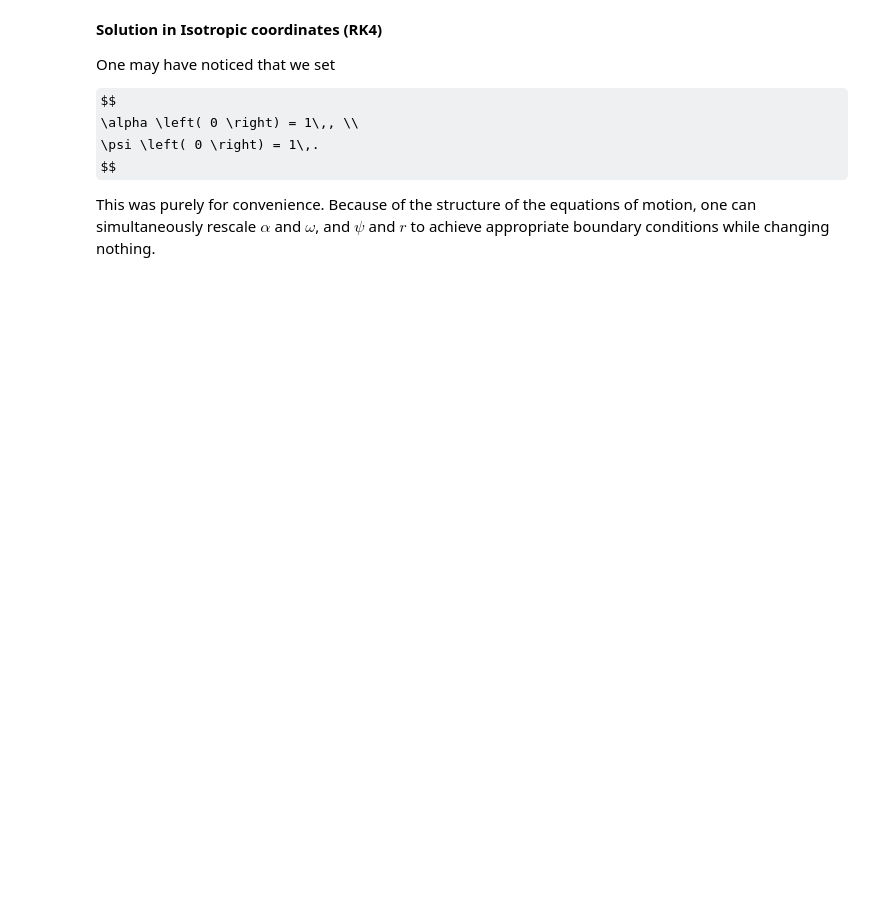
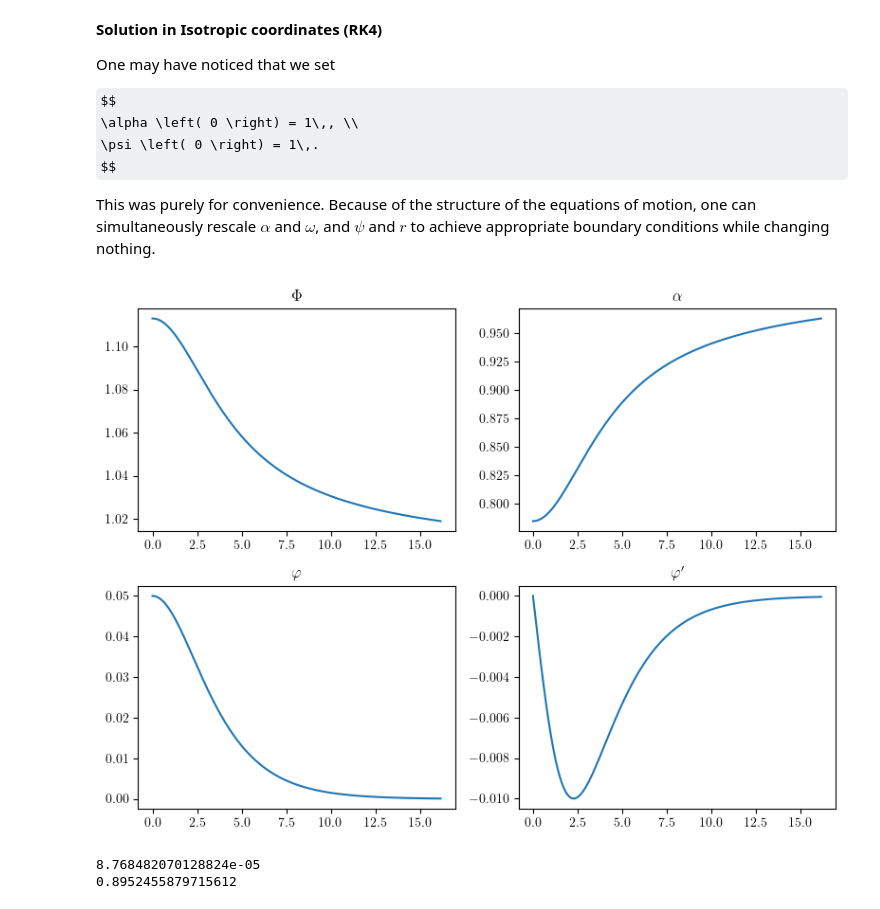
Before and after one commit to jakedoh/Boson-Stars, a Jupyter notebook: Stationary_Boson_Star.ipynb, the cells around one changed output. Saved outputs shown, nothing was run; the diff lists cells and outputs as text; code cells hidden in the pictures; some formulas as TeX source; blank space fills up the shorter version.

```diff
--- a/Stationary_Boson_Star.ipynb
+++ b/Stationary_Boson_Star.ipynb
@@ -556,39 +571,43 @@ $$
 This was purely for convenience. Because of the structure of the equations of motion, one can simultaneously rescale $\alpha$ and $\omega$, and $\psi$ and $r$ to achieve appropriate boundary conditions while changing nothing.
 # %%
 r = np.linspace(0, r_max, num_points)
-sol2 = solve_bs_iso_rk4(A0,  1.03662426445049016, r_max, num_points, mu)
+sol2 = solve_bs_iso_rk4(A0,  1.14126807770691130, r_max, num_points, mu)
 
 psi_rescale_factor2 = sol2[0][-1] + r[-1]*sol2[1][-1]
 theta_rescale_factor2 = sol2[2][-1] + r[-1]*sol2[3][-1]
 
-eigen_iso = 1.03662426445049016/theta_rescale_factor2*psi_rescale_factor2
+eigen_iso = 1.14126807770691130/theta_rescale_factor2*psi_rescale_factor2
 
 sol2[0] = sol2[0]/psi_rescale_factor2
 r = r*psi_rescale_factor2**2
 sol2[2] = sol2[2]/theta_rescale_factor2
 sol2[5] = sol2[5]/psi_rescale_factor2**2
 
 Phi = sol2[0]
 Theta = sol2[2]
 phi = sol2[4]
 phi_prime = sol2[5]
 alpha = Theta/Phi
 
 fig, axes = plt.subplots(2, 2, figsize=(8, 6))  # 2 rows, 2 columns
 
 solution_iso_rk4 = [Phi, alpha, phi, phi_prime]  # replace with your 4 matrices
 labels = [r"$\Phi$", r"$\alpha$", r"$\varphi$", r"$\varphi'$"]
 
 for i, (ax, solution, label) in enumerate(zip(axes.flatten(), solution_iso_rk4, labels)):
     ax.plot(r, solution)
     ax.set_title(label)
 
 
 plt.tight_layout()
 plt.show()
 
 print(sol2[4][-1])
 print(eigen_iso)
+# %% [output]
+[figure, added]
+8.768482070128824e-05
+0.8952455879715612
 # %%
 M=np.linspace(0,0,num_points)
 
```
Also changed, not shown: parts of 8 cells of this notebook.
